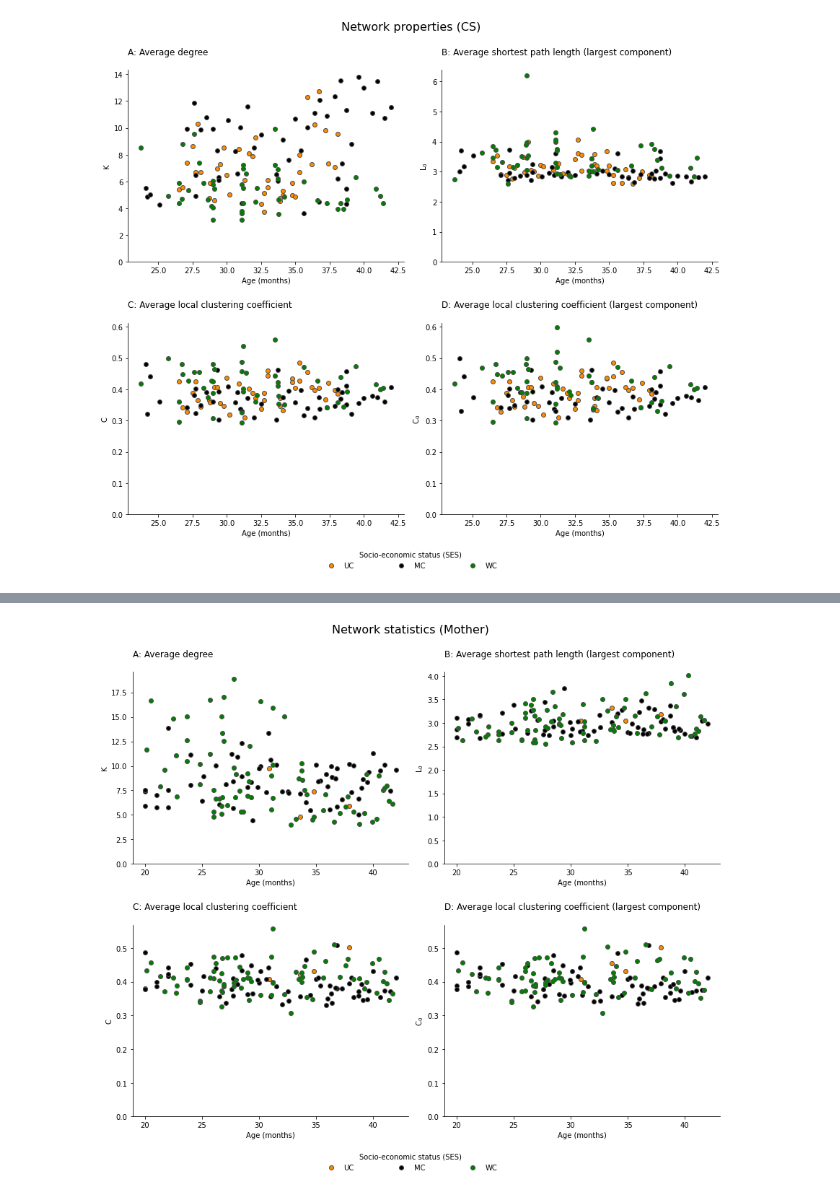
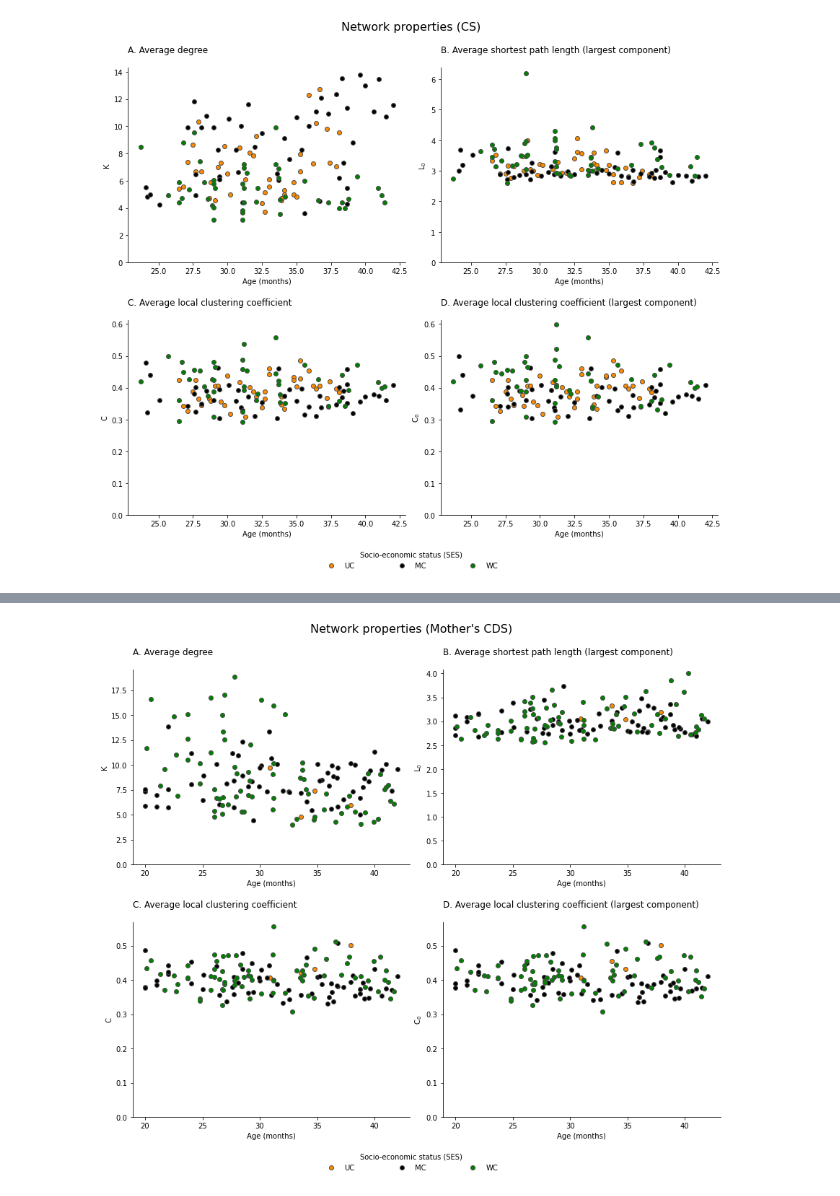
Before and after one commit to Data-Science-for-Linguists-2022/Child-Vocab-Development, a Jupyter notebook: code/vocabulary_analysis.ipynb, the cells around one changed output, grey strips where cells are left out. Saved outputs shown, nothing was run; the diff lists cells and outputs as text; code cells hidden in the pictures.

```diff
--- a/code/vocabulary_analysis.ipynb
+++ b/code/vocabulary_analysis.ipynb
@@ -497,10 +539,10 @@ Since the values of L<sub>0</sub> and C<sub>0</sub> become relatively unaffected
 # %%
 ses_list = ['UC', 'MC', 'WC']
 stat_list = ['K', 'L0', 'C', 'C0']
-label_dict = {'K': '\nA: Average degree\n',
-              'L0':'\nB: Average shortest path length (largest component)\n',
-              'C': '\nC: Average local clustering coefficient\n',
-              'C0':'\nD: Average local clustering coefficient (largest component)\n'}
+label_dict = {'K': '\nA. Average degree\n',
+              'L0':'\nB. Average shortest path length (largest component)\n',
+              'C': '\nC. Average local clustering coefficient\n',
+              'C0':'\nD. Average local clustering coefficient (largest component)\n'}
 cmap = {'UC':'darkorange', 'MC':'k', 'WC':'g'}  # color map
 n_thres = 50  # threshold: exclude samples with number of nodes < n_thres
 
@@ -533,6 +575,10 @@ fig.legend(ses_list, title='Socio-economic status (SES)', mode='expand', ncol=3,
 
 # Set figure title
 fig.suptitle('Network properties (CS)',fontsize=16)
+
+# Save figure
+plt.savefig('../reports/images/net_prop_cs.svg', bbox_inches='tight', dpi=150)
+
 plt.show()
 # %% [output]
 [figure]
@@ -553,10 +607,10 @@ results_cds = pd.concat([results_cds,net_stats], axis=1)
 # %%
 ses_list = ['UC', 'MC', 'WC']
 stat_list = ['K', 'L0', 'C', 'C0']
-label_dict = {'K': '\nA: Average degree\n',
-              'L0':'\nB: Average shortest path length (largest component)\n',
-              'C': '\nC: Average local clustering coefficient\n',
-              'C0':'\nD: Average local clustering coefficient (largest component)\n'}
+label_dict = {'K': '\nA. Average degree\n',
+              'L0':'\nB. Average shortest path length (largest component)\n',
+              'C': '\nC. Average local clustering coefficient\n',
+              'C0':'\nD. Average local clustering coefficient (largest component)\n'}
 cmap = {'UC':'darkorange', 'MC':'k', 'WC':'g'}  # color map
 n_thres = 50  # threshold: exclude samples with number of nodes < n_thres
 
@@ -564,31 +618,35 @@ n_thres = 50  # threshold: exclude samples with number of nodes < n_thres
 fig, ax = plt.subplot_mosaic([['K', 'L0'],
                               ['C','C0']],
                               figsize=(12,10), facecolor='w',
                               constrained_layout=True)
 
 # Plot 4 subplots for each SES group
 for s in ses_list:
     filters = results_cds[(results_cds.ses==s) &
                           (results_cds.n_nodes>=n_thres)].index
     for v in stat_list:
         ax[v].scatter(results_cds.age_m[filters], results_cds[v][filters],
                       facecolors=cmap[s], edgecolors='.3')
 
 # Set axis labels and subplot titles
 for k,v in label_dict.items():
     ax[k].set_xlabel('Age (months)')
     ax[k].set_ylabel('{}{}'.format(k[0], '$_{0}$' if k[-1]=='0' else ''))
     ax[k].set_ylim(bottom=0)  # start at 0
     ax[k].set_title(v, loc='left')
     ax[k].spines[['top','right']].set_visible(False)  # remove top/right spines
     ax[k].sharex(ax['K'])  # all subplots use the same x-axis as subplot 'K'
 ax['C'].sharey(ax['C0'])   # Subplot 'C' and 'C0' use the same y-axis
 # Set legend
 fig.legend(ses_list, title='Socio-economic status (SES)', mode='expand', ncol=3,
            loc='lower left', bbox_to_anchor=(0.35,-0.07,0.3,0), edgecolor='none')
 
 # Set figure title
 fig.suptitle("Network properties (Mother's CDS)",fontsize=16)
+
+# Save figure
+plt.savefig('../reports/images/net_prop_cds.svg', bbox_inches='tight', dpi=150)
+
 plt.show()
 # %% [output]
-[figure, old version]
+[figure, new version]
```
Also changed, not shown: parts of 29 cells of this notebook.
